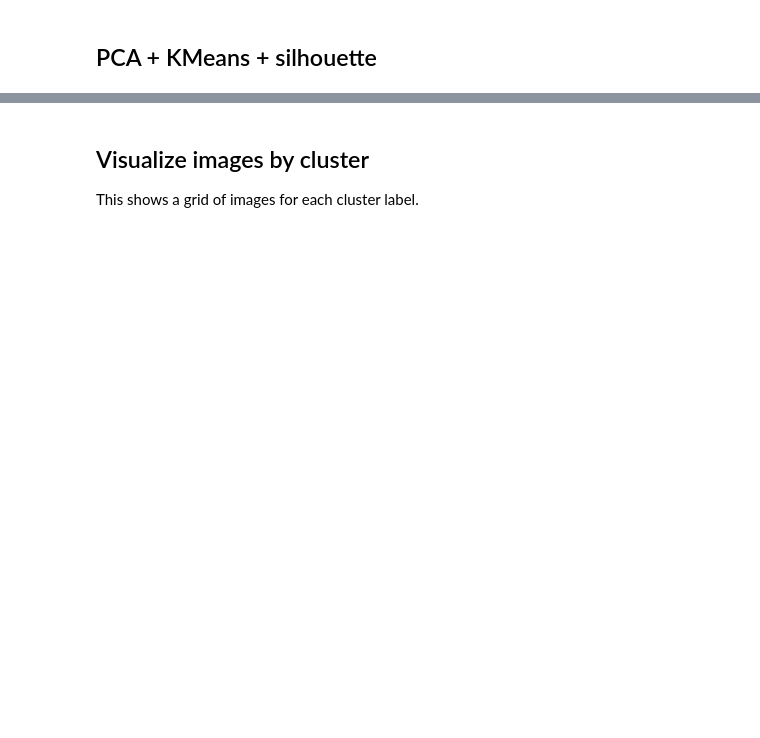
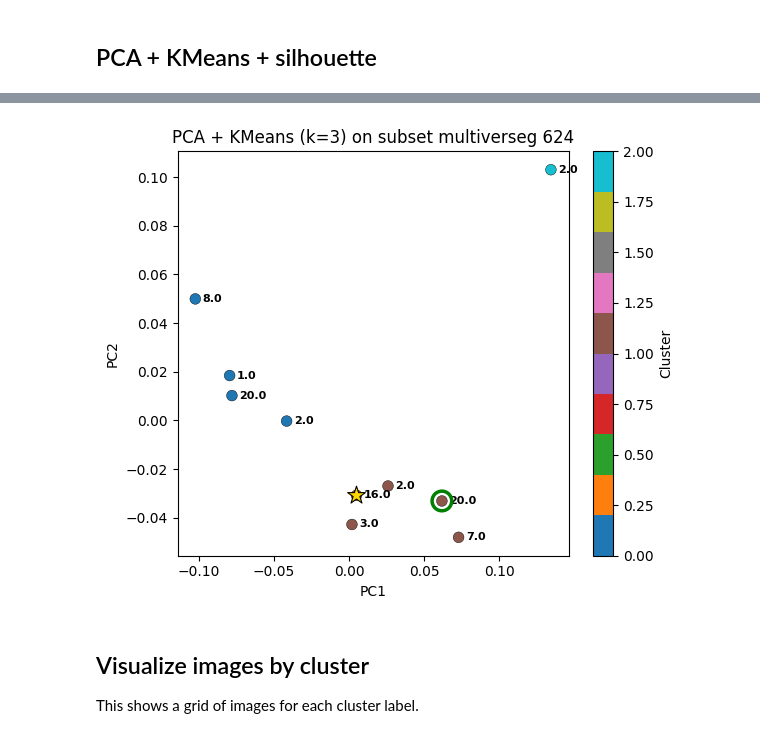
Before and after one commit to TsukkiGia/mvseg-ordering, a Jupyter notebook: notebooks/representative_pca_visualization.ipynb, the cells around one changed output, grey strips where cells are left out. Saved outputs shown, nothing was run; the diff lists cells and outputs as text; code cells hidden in the pictures; blank space fills up the shorter version.

```diff
--- a/notebooks/representative_pca_visualization.ipynb
+++ b/notebooks/representative_pca_visualization.ipynb
@@ -181,0 +249,85 @@ silhouette_score: 0.0149
+# %%
+k = 3
+Z_use = Z
+
+pca = PCA(n_components=2, random_state=seed)
+Z2 = pca.fit_transform(Z_use)
+
+kmeans = KMeans(n_clusters=k, random_state=seed, n_init="auto")
+labels = kmeans.fit_predict(Z_use)
+
+# Mark closest-to-centroid point in the original embedding space
+centroid = Z_use.mean(axis=0)
+centroid_dists = np.linalg.norm(Z_use - centroid, axis=1)
+centroid_idx = int(np.argmin(centroid_dists))
+
+sil = np.nan
+if len(np.unique(labels)) > 1 and Z_use.shape[0] > k:
+    sil = silhouette_score(Z_use, labels)
+print(f"silhouette_score: {sil:.4f}")
+
+plt.figure(figsize=(6, 5))
+sc = plt.scatter(
+    Z2[:, 0],
+    Z2[:, 1],
+    c=labels,
+    cmap="tab10",
+    s=60,
+    edgecolors="k",
+    linewidths=0.3,
+)
+plt.scatter(Z2[centroid_idx, 0], Z2[centroid_idx, 1], marker="*", s=180, c="gold", edgecolors="k", linewidths=0.8, zorder=5, label="Centroid-nearest")
+
+plot_image_ids = list(subset_image_ids)
+
+centroid_image_id = plot_image_ids[centroid_idx]
+print(f"centroid_nearest_image_id={centroid_image_id}")
+print(f"best_start_image_id={best_start_image_id}")
+best_idx = plot_image_ids.index(best_start_image_id)
+# If best-start overlaps centroid-nearest, nudge to the right
+dx = 0.01 if best_idx == centroid_idx else 0.0
+dy = 0.0
+plt.scatter(
+    Z2[best_idx, 0] + dx,
+    Z2[best_idx, 1] + dy,
+    marker="o",
+    s=200,
+    facecolors="none",
+    edgecolors="green",
+    linewidths=2.5,
+    zorder=7,
+    label="Best start (init Dice)",
+)
+
+# Report rank positions for best-start and centroid-nearest
+
+# Rank of best-start by increasing distance to centroid
+dist_order = np.argsort(centroid_dists)
+print(centroid_dists)
+print(dist_order)
+print(plot_image_ids)
+best_idx = plot_image_ids.index(best_start_image_id)
+best_rank = int(np.where(dist_order == best_idx)[0][0]) + 1
+print(f"best_start_rank_by_centroid_distance={best_rank} / {len(plot_image_ids)}")
+
+# Rank of centroid-nearest by initial_dice across permutations (start image == centroid)
+centroid_image_id = plot_image_ids[centroid_idx]
+per_perm_sorted = per_perm.sort_values("perm_score", ascending=False).reset_index(drop=True)
+match_rows = per_perm_sorted[per_perm_sorted["start_image_id"] == centroid_image_id]
+centroid_rank = int(match_rows.index[0]) + 1
+print(f"centroid_nearest_rank_by_initial_dice={centroid_rank} / {len(per_perm_sorted)}")
+
+plt.xlabel("PC1")
+plt.ylabel("PC2")
+title_scope = "subset"
+plt.title(f"PCA + KMeans (k={k}) on {title_scope} {encoder_type} {dataset_target}")
+plt.colorbar(sc, label="Cluster")
+plt.tight_layout()
+
+# Optional: annotate points with iterations_used when image was first in sequence
+annotate_iters = True
+for (x, y, img_id) in zip(Z2[:, 0], Z2[:, 1], plot_image_ids):
+    if img_id in iter_map:
+        plt.text(x + 0.005, y, f"{iter_map[img_id]:.1f}", fontsize=8, ha="left", va="center", fontweight="bold")
+plt.show()
+# %% [output]
@@ -182,3 +343,4 @@ silhouette_score: 0.0149
+[figure, added]
 # %% [markdown]
 ## Visualize images by cluster
 
```
Also changed, not shown: parts of 13 cells of this notebook, 1 other file.
